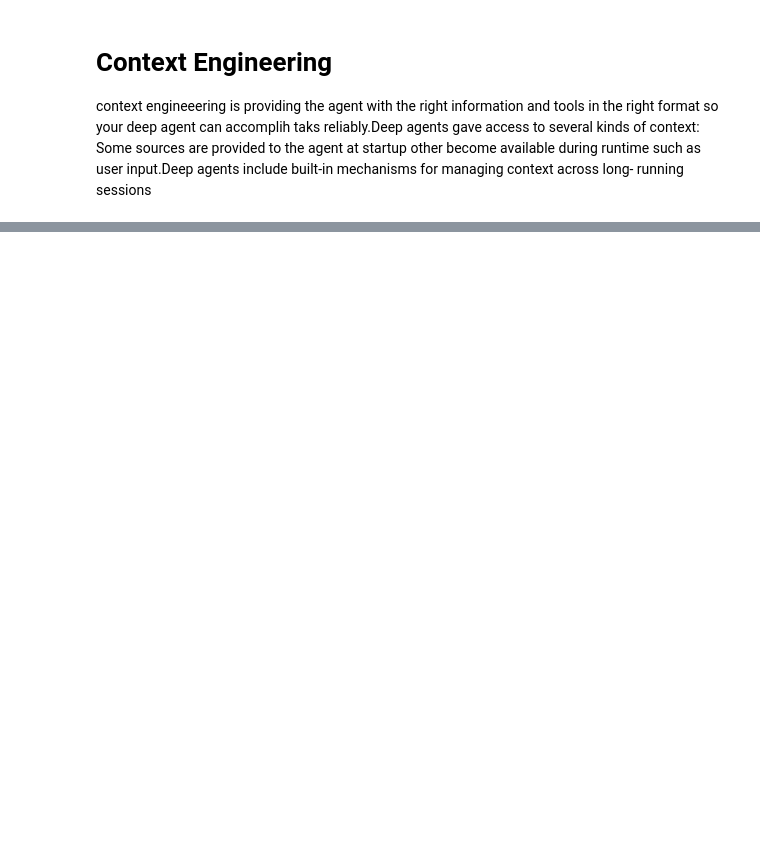
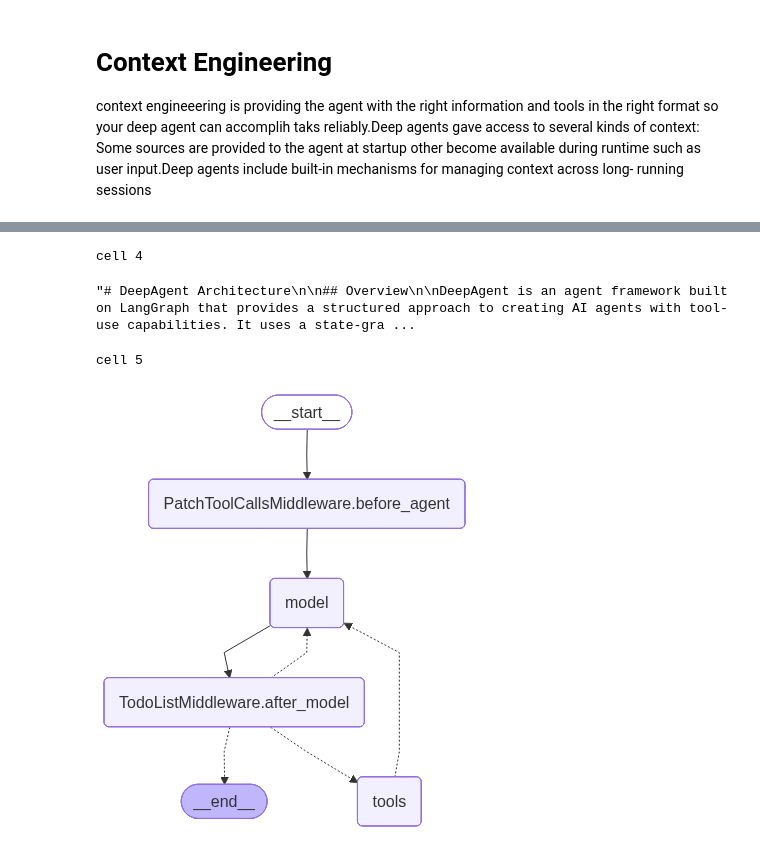
Before and after one commit to MoeenUddin01/Agentic-ai-full, a Jupyter notebook: deepAgent/notebooks/context-engineering.ipynb, the cells around one changed output, grey strips where cells are left out. Cells and saved outputs as stored; diff of their text form; code cells hidden in the pictures; blank space fills up the shorter version.

```diff
--- a/deepAgent/notebooks/context-engineering.ipynb
+++ b/deepAgent/notebooks/context-engineering.ipynb
@@ -89,0 +118,23 @@ agent=create_deep_agent(
+# %%
+print("cell 4")
+from pathlib import Path
+agent_md = Path("/home/moeen/projects/AgenticAI/deepAgent/AGENTS.md").read_text(encoding="utf-8")
+agent_md
+# %% [output]
+cell 4
+"# DeepAgent Architecture\n\n## Overview\n\nDeepAgent is an agent framework built on LangGraph that provides a structured approach to creating AI agents with tool-use capabilities. It uses a state-gra ...
+# %%
+print("cell 5")
+from langgraph.checkpoint.memory import MemorySaver
+checkpointer=MemorySaver()
+# %% [output]
+cell 5
+# %%
+agent2=create_deep_agent(
+    model=llm,
+    checkpointer=MemorySaver()
+    #no backend,no memory,no files is used
+)
+agent2
+# %% [output]
+[figure, added]
```
Also changed, not shown: parts of 14 cells of this notebook, 1 other file.
